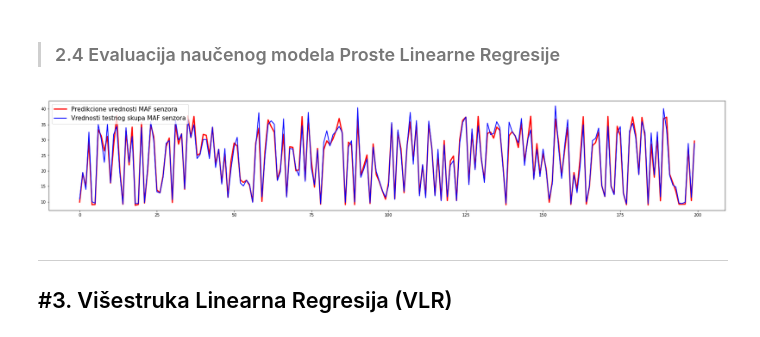
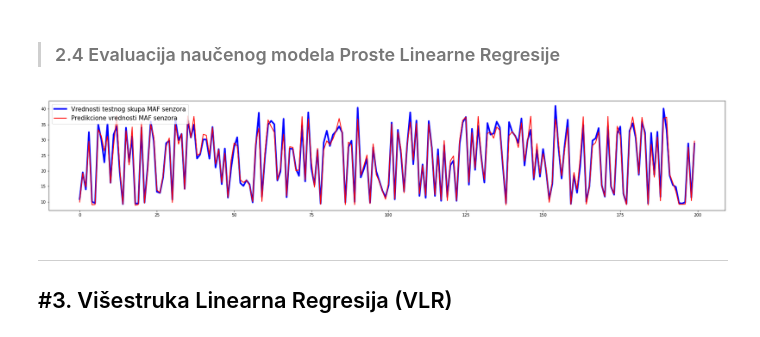
Before and after one commit to Dejan-Cugalj/MASTER-TEZA, a Jupyter notebook: MASTER_TEZA_PLR.ipynb, the cells around one changed output. Drawn from its saved outputs; the diff is of its cells as text; code cells hidden in the pictures.

```diff
--- a/MASTER_TEZA_PLR.ipynb
+++ b/MASTER_TEZA_PLR.ipynb
@@ -400,21 +400,21 @@ R-squared (R^2) = 0.971
 # %%
 # Vizualizacija rezultata PLR nad testnim setom prediktovane i stvarne vrednosti MAF senzora
 y_pred_lr_small = y_pred_lr[50:250]
 y_test_lr_small = y_test_lr[50:250]
 
 
 np.set_printoptions(precision=2)
 #print(np.concatenate((y_pred_lr_small.reshape(len(y_pred_lr_small),1), y_test_lr_small.reshape(len(y_test_lr_small),1)),1))
 
 # Vizualizacija rezultata nad testnim setom
 plt.figure(figsize=(30,5))
-plt.plot(y_test_lr_small, label='Vrednosti testnog skupa MAF senzora', linewidth=2, color = 'blue')
-plt.plot(y_pred_lr_small, label='Predikcione vrednosti MAF senzora', linewidth=3, color = 'red')
+plt.plot(y_test_lr_small, label='Vrednosti testnog skupa MAF senzora', linewidth=4, color = 'blue')
+plt.plot(y_pred_lr_small, label='Predikcione vrednosti MAF senzora', linewidth=2, color = 'red')
 #plt.title("Uporedna analiza testiranja predikcije Proste Linearne Regresije modela nad testnim setom", fontsize=20)
 plt.legend(loc="upper left", fontsize=15)
 plt.show()
 # %% [output]
-[figure, old version]
+[figure, new version]
 # %% [markdown]
 ---
 #3. Višestruka Linearna Regresija (VLR)
```
Also changed, not shown: parts of 4 cells of this notebook.
